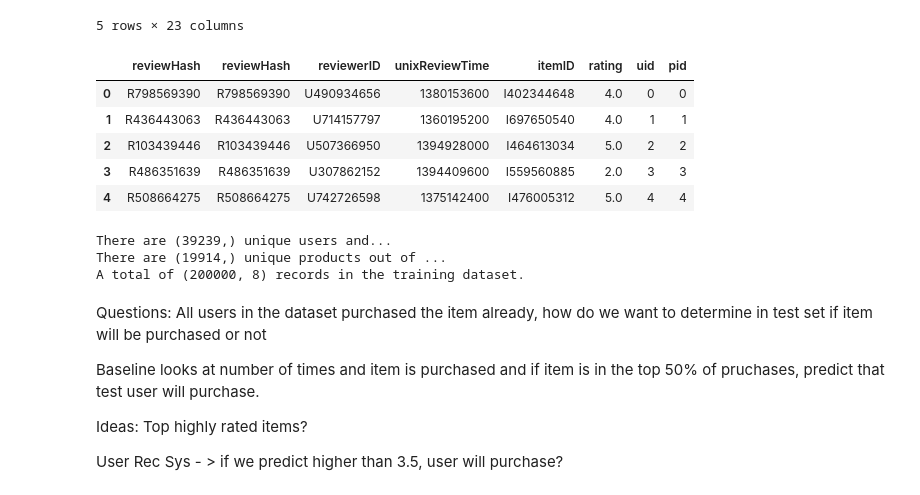
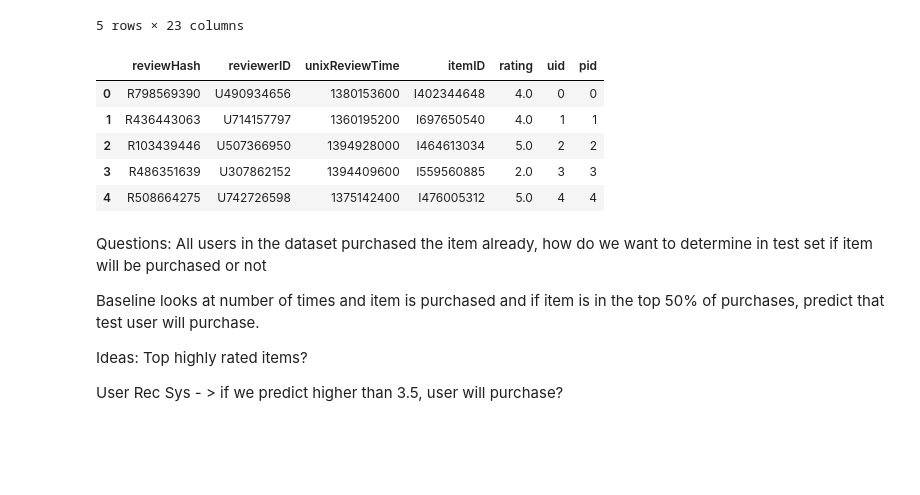
Before and after one commit to josh-kennedy-7/cmu_msba_2022_ml_applications_2, a Jupyter notebook: Andrea Purch Prediction Start.ipynb, the cells around one changed output. Drawn from its saved outputs; the diff is of its cells as text; code cells hidden in the pictures; blank space fills up the shorter version.

Commit message:
Purchase Predictions - 2 versions

```diff
--- a/Andrea Purch Prediction Start.ipynb
+++ b/Andrea Purch Prediction Start.ipynb
@@ -30,24 +34,16 @@ df.head()
 # %%
 ppath='/Users/andrealevy/cmu_msba_2022_ml_applications_2/data/'
 
-tt = rsd.RecSysData(ppath)
+train_set = rsd.RecSysData(ppath)
 # %%
-tt.df_data.head()
+train_set.df_data.head()
 # %% [output]
-|  | reviewHash | reviewHash | reviewerID | unixReviewTime | itemID | rating | uid | pid |
-| 0 | R798569390 | R798569390 | U490934656 | 1380153600 | I402344648 | 4.0 | 0 | 0 |
-| 1 | R436443063 | R436443063 | U714157797 | 1360195200 | I697650540 | 4.0 | 1 | 1 |
-| 2 | R103439446 | R103439446 | U507366950 | 1394928000 | I464613034 | 5.0 | 2 | 2 |
-| 3 | R486351639 | R486351639 | U307862152 | 1394409600 | I559560885 | 2.0 | 3 | 3 |
-| 4 | R508664275 | R508664275 | U742726598 | 1375142400 | I476005312 | 5.0 | 4 | 4 |
+|  | reviewHash | reviewerID | unixReviewTime | itemID | rating | uid | pid |
+| 0 | R798569390 | U490934656 | 1380153600 | I402344648 | 4.0 | 0 | 0 |
+| 1 | R436443063 | U714157797 | 1360195200 | I697650540 | 4.0 | 1 | 1 |
+| 2 | R103439446 | U507366950 | 1394928000 | I464613034 | 5.0 | 2 | 2 |
+| 3 | R486351639 | U307862152 | 1394409600 | I559560885 | 2.0 | 3 | 3 |
+| 4 | R508664275 | U742726598 | 1375142400 | I476005312 | 5.0 | 4 | 4 |
-# %%
-print(f"There are {tt.df_data.uid.unique().shape} unique users and...")
-print(f"There are {tt.df_data.pid.unique().shape} unique products out of ...")
-print(f"A total of {tt.df_data.shape} records in the training dataset.")
-# %% [output]
-There are (39239,) unique users and...
-There are (19914,) unique products out of ...
-A total of (200000, 8) records in the training dataset.
 # %%
 b_size = 4
 
@@ -55,7 +51,7 @@ train_loader = DataLoader(tt, batch_size=b_size, shuffle=True)
 # %% [markdown]
 Questions: All users in the dataset purchased the item already, how do we want to determine in test set if item will be purchased or not
 
-Baseline looks at number of times and item is purchased and if item is in the top 50% of pruchases, predict that test user will purchase.
+Baseline looks at number of times and item is purchased and if item is in the top 50% of purchases, predict that test user will purchase.
 
 
 Ideas: Top highly rated items?
```
Also changed, not shown: parts of 23 cells of this notebook, 1 other file.
